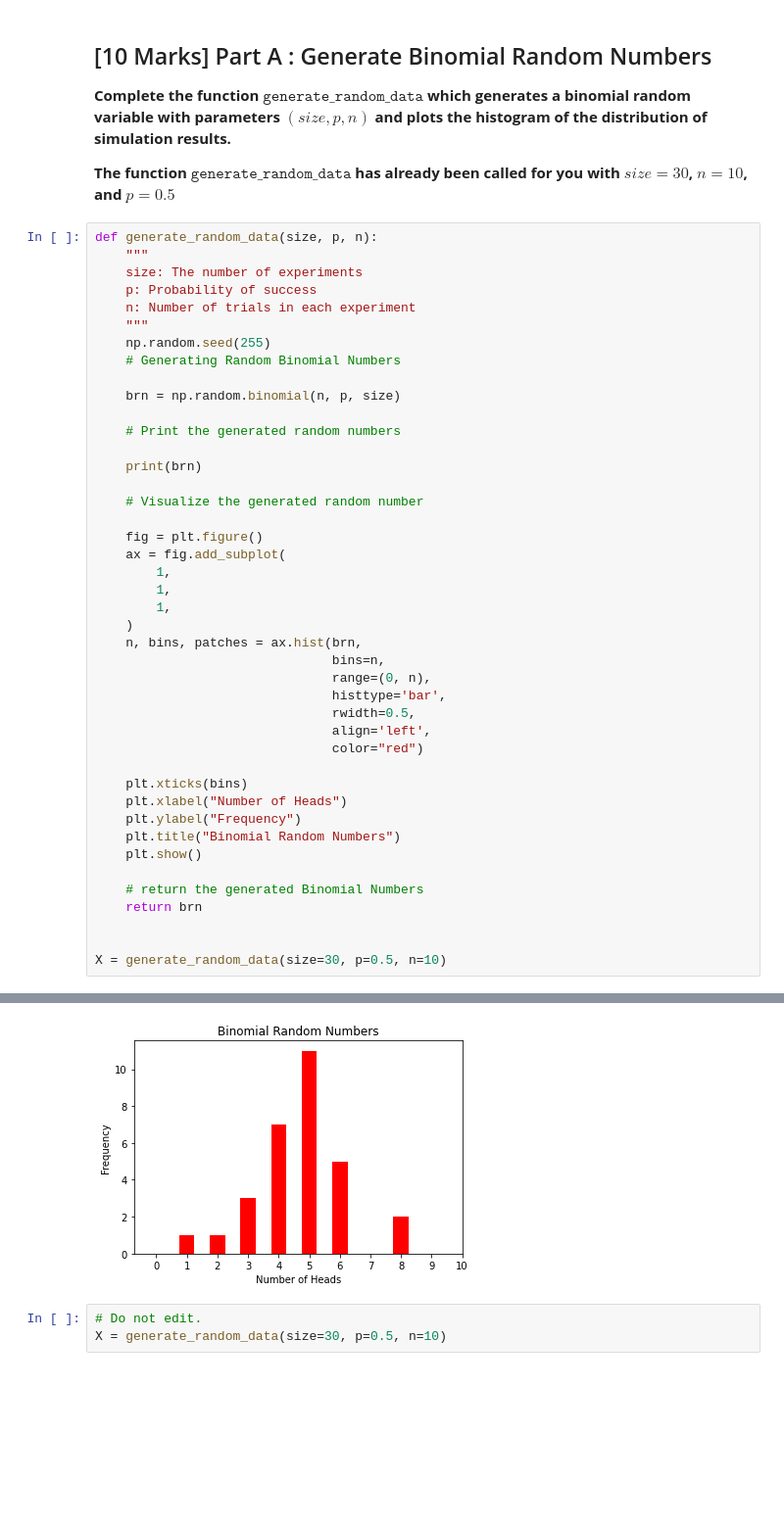
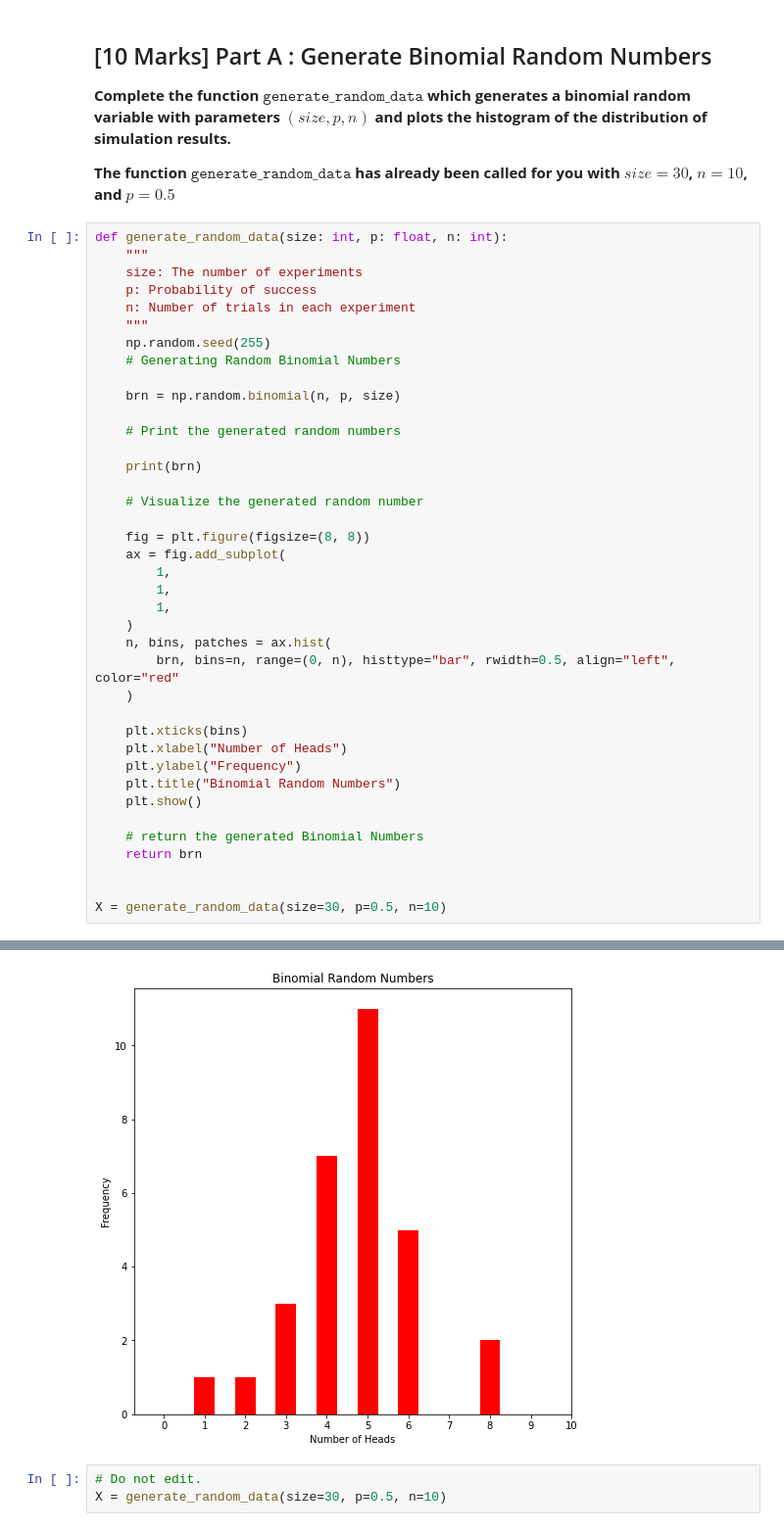
Before and after one commit to mj06879/Probability-and-Statistics-Projects, a Jupyter notebook: 2/Project_2_Student Version.ipynb, the cells around one changed output, grey strips where cells are left out. Shown at 98% size. Drawn from its saved outputs; the diff is of its cells as text; blank space fills up the shorter version.

```diff
--- a/2/Project_2_Student Version.ipynb
+++ b/2/Project_2_Student Version.ipynb
@@ -182,7 +191,7 @@ You will do MLE for Binomial distribution in Task 02, which has been split into
 
 **The function $\texttt{generate\_random\_data}$ has already been called for you with $size=30$, $n=10$, and $p=0.5$**
 # %%
-def generate_random_data(size, p, n):
+def generate_random_data(size: int, p: float, n: int):
     """
     size: The number of experiments
     p: Probability of success
@@ -191,42 +200,38 @@ def generate_random_data(size, p, n):
     np.random.seed(255)
     # Generating Random Binomial Numbers
 
     brn = np.random.binomial(n, p, size)
 
     # Print the generated random numbers
 
     print(brn)
 
     # Visualize the generated random number
 
-    fig = plt.figure()
+    fig = plt.figure(figsize=(8, 8))
     ax = fig.add_subplot(
         1,
         1,
         1,
     )
-    n, bins, patches = ax.hist(brn,
-                               bins=n,
-                               range=(0, n),
-                               histtype='bar',
-                               rwidth=0.5,
-                               align='left',
-                               color="red")
+    n, bins, patches = ax.hist(
+        brn, bins=n, range=(0, n), histtype="bar", rwidth=0.5, align="left", color="red"
+    )
 
     plt.xticks(bins)
     plt.xlabel("Number of Heads")
     plt.ylabel("Frequency")
     plt.title("Binomial Random Numbers")
     plt.show()
 
     # return the generated Binomial Numbers
     return brn
 
 
 X = generate_random_data(size=30, p=0.5, n=10)
 # %% [output]
 [5 4 4 2 6 4 5 4 5 4 3 6 4 3 5 6 5 6 4 8 5 8 5 5 6 1 5 5 5 3]
-[figure, old version]
+[figure, new version]
 # %%
 # Do not edit.
 X = generate_random_data(size=30, p=0.5, n=10)
```
Also changed, not shown: parts of 17 cells of this notebook.
